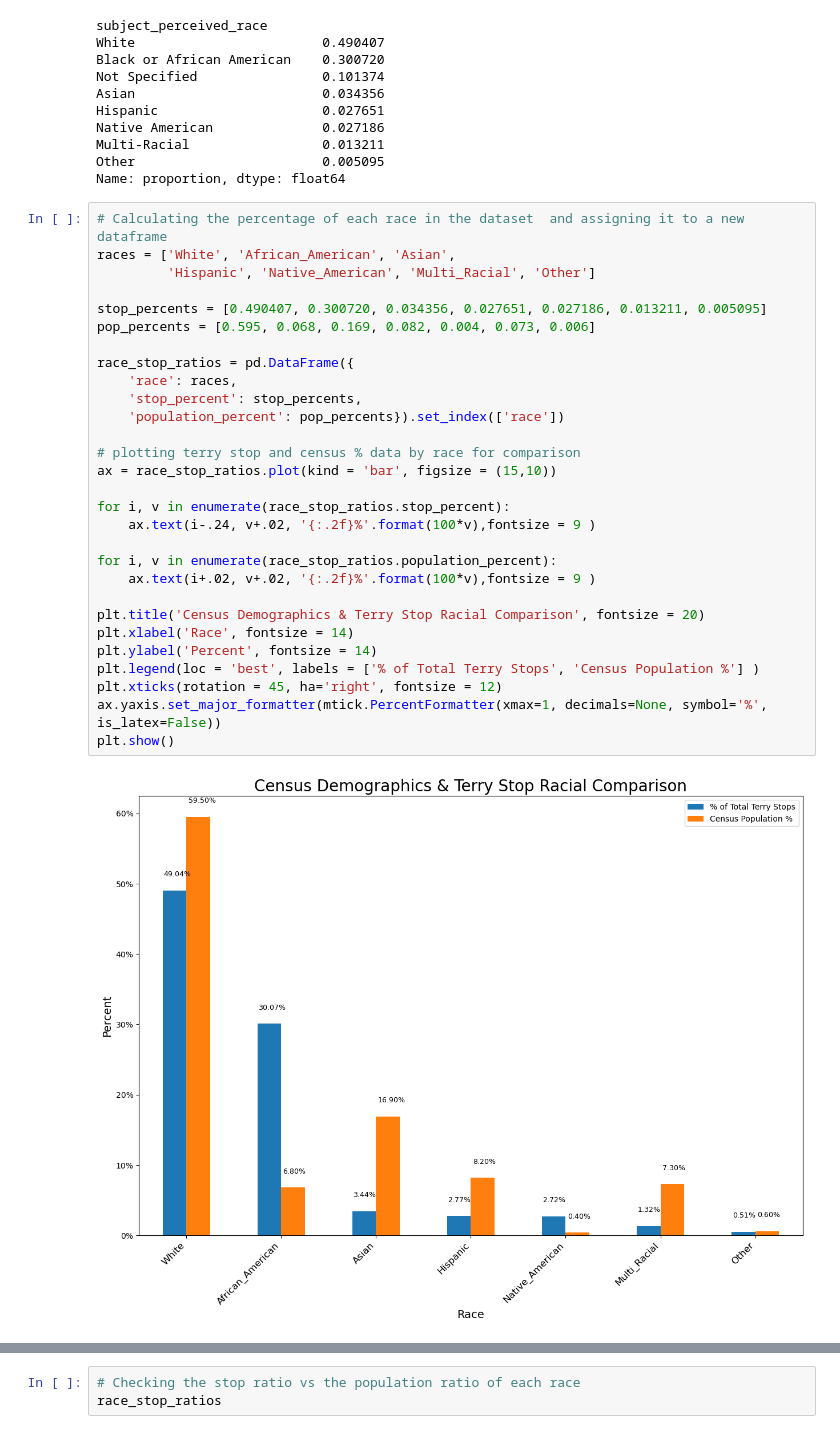
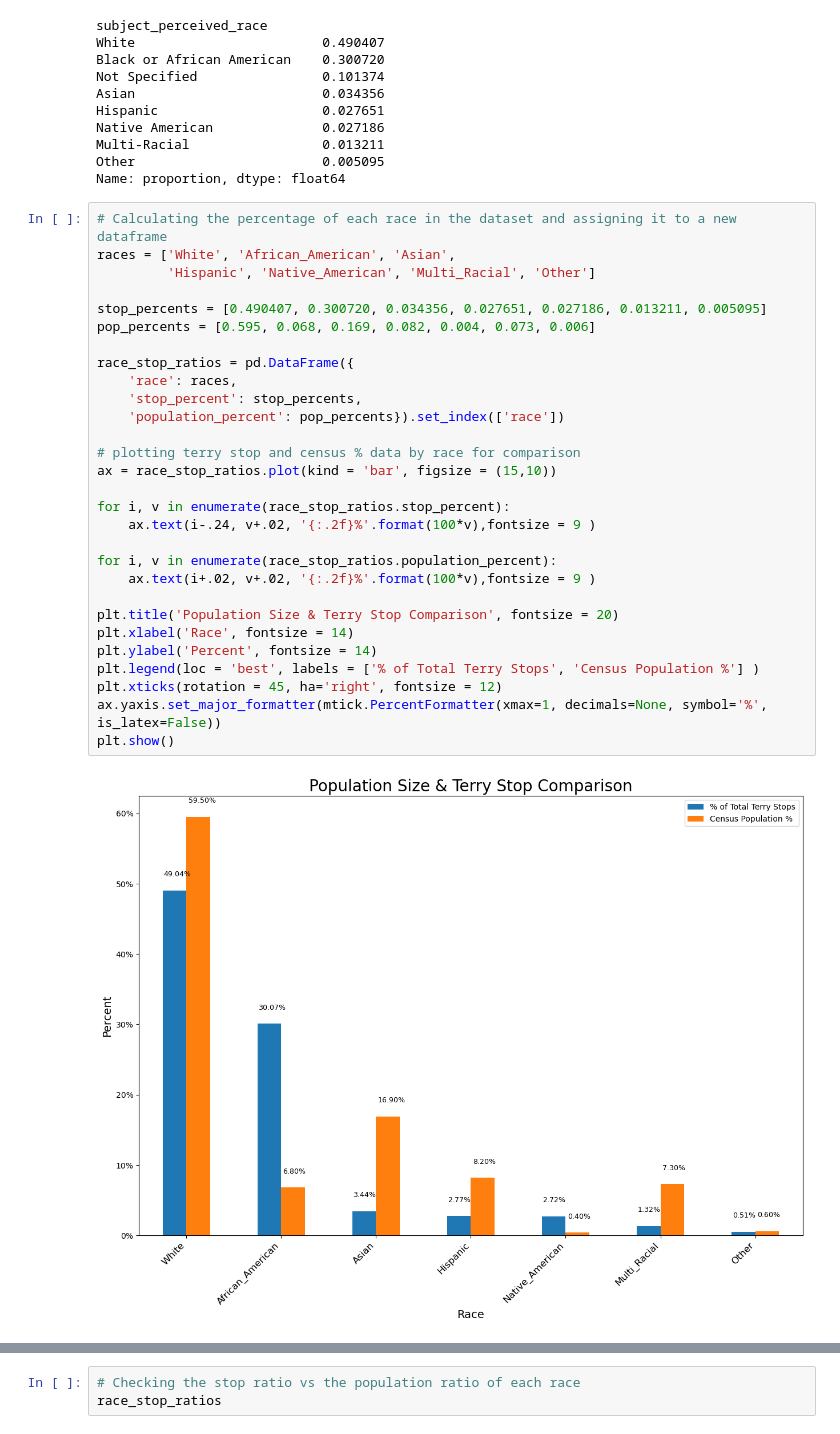
Before and after one commit to ShamlaA/Terry-Traffic-Stops-Prediction-for-Racial-Bias, a Jupyter notebook: Terry_stops_EDA.ipynb, the cells around one changed output, grey strips where cells are left out. Saved outputs shown, nothing was run; the diff lists cells and outputs as text.

```diff
--- a/Terry_stops_EDA.ipynb
+++ b/Terry_stops_EDA.ipynb
@@ -74,33 +103,33 @@ Multi-Racial                 0.013211
 Other                        0.005095
 Name: proportion, dtype: float64
 # %%
-# Calculating the percentage of each race in the dataset  and assigning it to a new dataframe
+# Calculating the percentage of each race in the dataset and assigning it to a new dataframe
 races = ['White', 'African_American', 'Asian',
          'Hispanic', 'Native_American', 'Multi_Racial', 'Other']
 
 stop_percents = [0.490407, 0.300720, 0.034356, 0.027651, 0.027186, 0.013211, 0.005095]
 pop_percents = [0.595, 0.068, 0.169, 0.082, 0.004, 0.073, 0.006]
 
 race_stop_ratios = pd.DataFrame({
     'race': races,
     'stop_percent': stop_percents,
     'population_percent': pop_percents}).set_index(['race'])
 
 # plotting terry stop and census % data by race for comparison
 ax = race_stop_ratios.plot(kind = 'bar', figsize = (15,10))
 
 for i, v in enumerate(race_stop_ratios.stop_percent):
     ax.text(i-.24, v+.02, '{:.2f}%'.format(100*v),fontsize = 9 )
 
 for i, v in enumerate(race_stop_ratios.population_percent):
     ax.text(i+.02, v+.02, '{:.2f}%'.format(100*v),fontsize = 9 )
 
-plt.title('Census Demographics & Terry Stop Racial Comparison', fontsize = 20)
+plt.title('Population Size & Terry Stop Comparison', fontsize = 20)
 plt.xlabel('Race', fontsize = 14)
 plt.ylabel('Percent', fontsize = 14)
 plt.legend(loc = 'best', labels = ['% of Total Terry Stops', 'Census Population %'] )
 plt.xticks(rotation = 45, ha='right', fontsize = 12)
 ax.yaxis.set_major_formatter(mtick.PercentFormatter(xmax=1, decimals=None, symbol='%', is_latex=False))
 plt.show()
 # %% [output]
-[figure, old version]
+[figure, new version]
```
Also changed, not shown: parts of 30 cells of this notebook.
